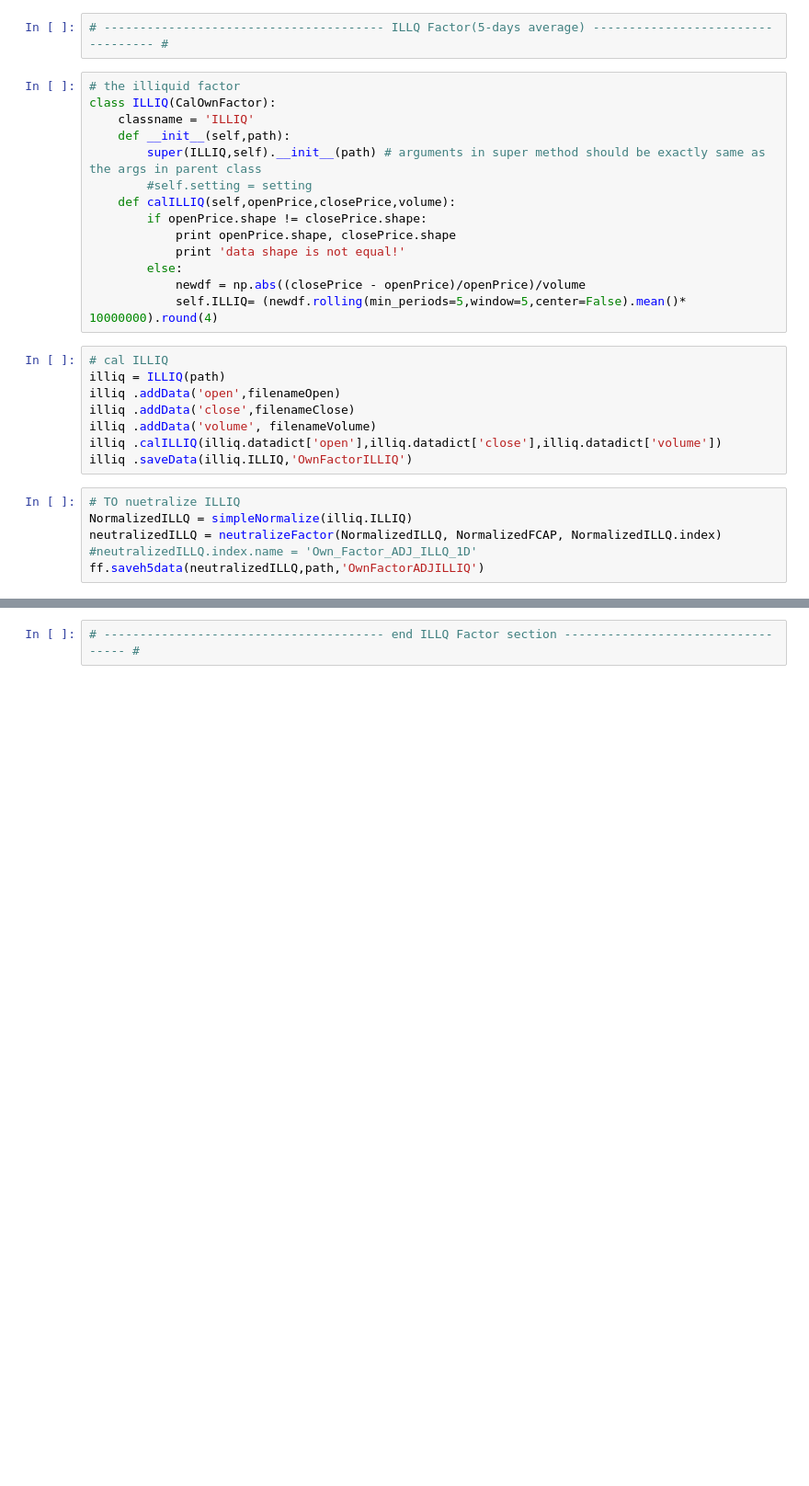
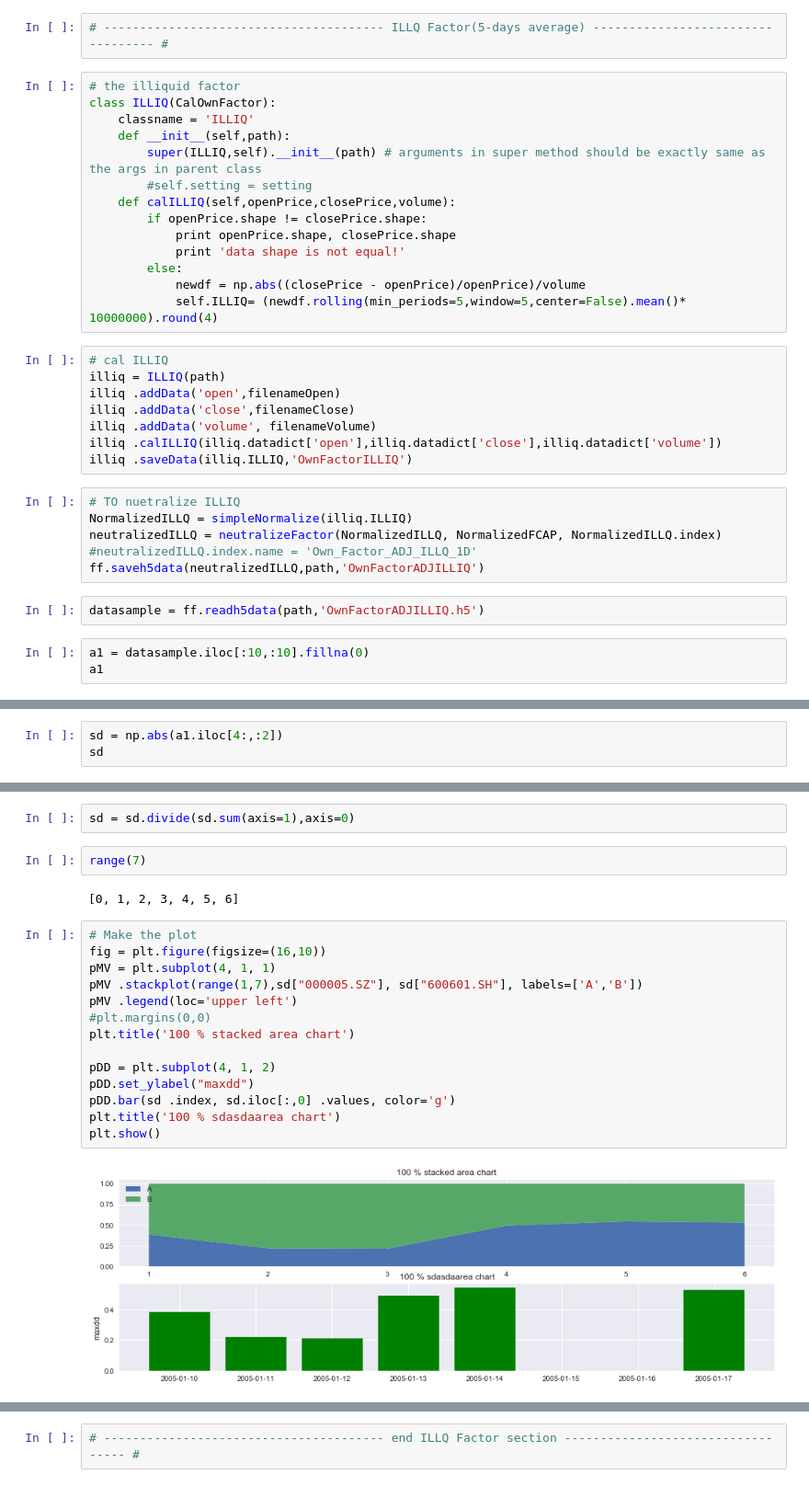
Before and after one commit to kamiseko/factor-test, a Jupyter notebook: Own_Factor_update_h5_version.ipynb, the cells around one changed output, grey strips where cells are left out. Shown at 92% size. Cells and saved outputs as stored; diff of their text form; blank space fills up the shorter version.

Commit message:
add area plot

```diff
--- a/Own_Factor_update_h5_version.ipynb
+++ b/Own_Factor_update_h5_version.ipynb
@@ -201,3 +212,8 @@ NormalizedILLQ = simpleNormalize(illiq.ILLIQ)
 neutralizedILLQ = neutralizeFactor(NormalizedILLQ, NormalizedFCAP, NormalizedILLQ.index)
 #neutralizedILLQ.index.name = 'Own_Factor_ADJ_ILLQ_1D'
 ff.saveh5data(neutralizedILLQ,path,'OwnFactorADJILLIQ')
+# %%
+datasample = ff.readh5data(path,'OwnFactorADJILLIQ.h5')
+# %%
+a1 = datasample.iloc[:10,:10].fillna(0)
+a1
@@ -203,0 +233,3 @@ ff.saveh5data(neutralizedILLQ,path,'OwnFactorADJILLIQ')
+# %%
+sd = np.abs(a1.iloc[4:,:2])
+sd
@@ -203,0 +245,22 @@ ff.saveh5data(neutralizedILLQ,path,'OwnFactorADJILLIQ')
+# %%
+sd = sd.divide(sd.sum(axis=1),axis=0)
+# %%
+range(7)
+# %% [output]
+[0, 1, 2, 3, 4, 5, 6]
+# %%
+# Make the plot
+fig = plt.figure(figsize=(16,10))
+pMV = plt.subplot(4, 1, 1)
+pMV .stackplot(range(1,7),sd["000005.SZ"], sd["600601.SH"], labels=['A','B'])
+pMV .legend(loc='upper left')
+#plt.margins(0,0)
+plt.title('100 % stacked area chart')
+
+pDD = plt.subplot(4, 1, 2)
+pDD.set_ylabel("maxdd")
+pDD.bar(sd .index, sd.iloc[:,0] .values, color='g')
+plt.title('100 % sdasdaarea chart')
+plt.show()
+# %% [output]
+[figure, added]
```
Also changed, not shown: parts of 65 cells of this notebook.
